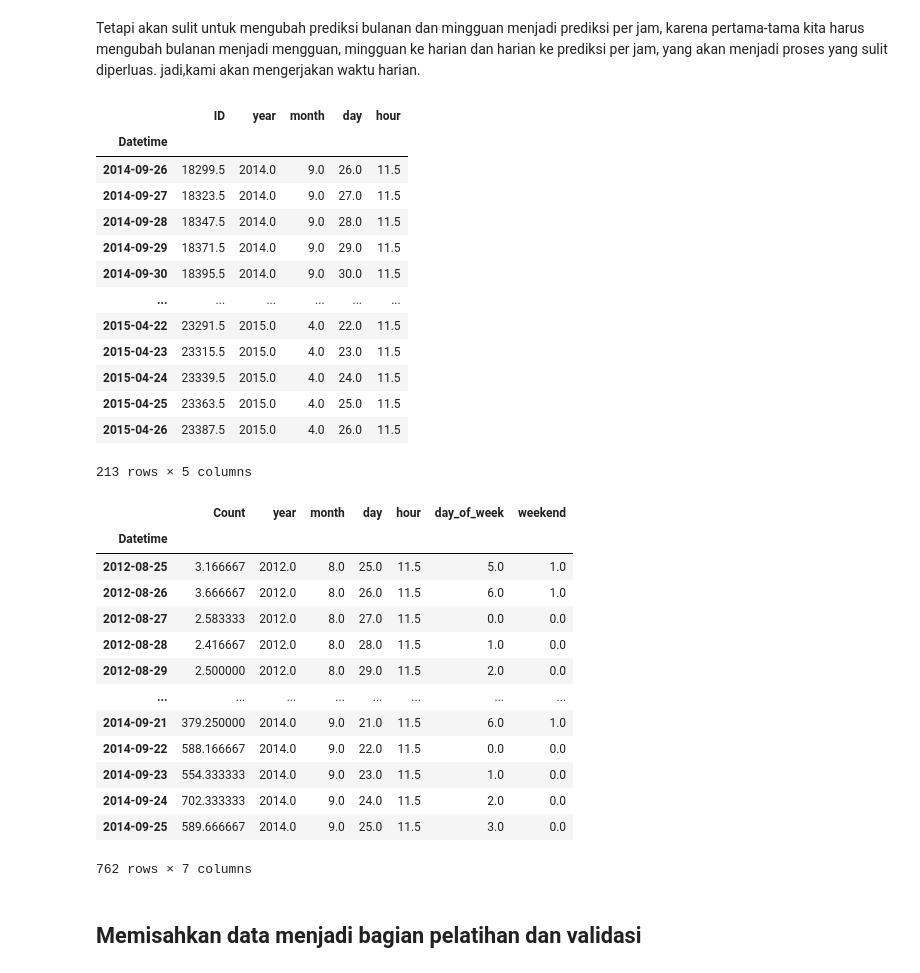
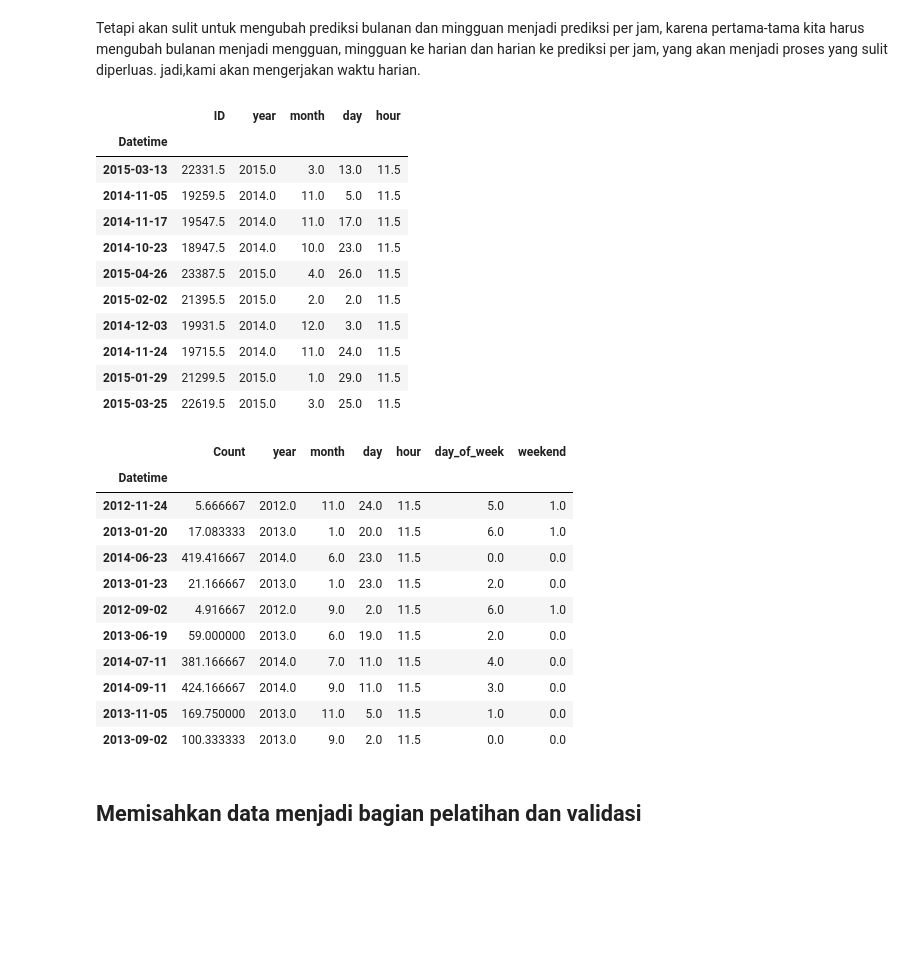
Before and after one commit to iwanlaudin0101/JetRails---Passenger-Prediction, a Jupyter notebook: JetRails-Prediction.ipynb, the cells around one changed output. Drawn from its saved outputs; the diff is of its cells as text; code cells hidden in the pictures; blank space fills up the shorter version.

```diff
--- a/JetRails-Prediction.ipynb
+++ b/JetRails-Prediction.ipynb
@@ -251,22 +249,20 @@ test.index = test.Timestamp
 # Converting to daily mean
 test = test.resample('D').mean()
 # %%
-test
+test.sample(10)
 # %% [output]
 |  | ID | year | month | day | hour |
 | Datetime |  |  |  |  |  |
-| 2014-09-26 | 18299.5 | 2014.0 | 9.0 | 26.0 | 11.5 |
-| 2014-09-27 | 18323.5 | 2014.0 | 9.0 | 27.0 | 11.5 |
-| 2014-09-28 | 18347.5 | 2014.0 | 9.0 | 28.0 | 11.5 |
-| 2014-09-29 | 18371.5 | 2014.0 | 9.0 | 29.0 | 11.5 |
-| 2014-09-30 | 18395.5 | 2014.0 | 9.0 | 30.0 | 11.5 |
-| ... | ... | ... | ... | ... | ... |
-| 2015-04-22 | 23291.5 | 2015.0 | 4.0 | 22.0 | 11.5 |
-| 2015-04-23 | 23315.5 | 2015.0 | 4.0 | 23.0 | 11.5 |
-| 2015-04-24 | 23339.5 | 2015.0 | 4.0 | 24.0 | 11.5 |
-| 2015-04-25 | 23363.5 | 2015.0 | 4.0 | 25.0 | 11.5 |
+| 2015-03-13 | 22331.5 | 2015.0 | 3.0 | 13.0 | 11.5 |
+| 2014-11-05 | 19259.5 | 2014.0 | 11.0 | 5.0 | 11.5 |
+| 2014-11-17 | 19547.5 | 2014.0 | 11.0 | 17.0 | 11.5 |
+| 2014-10-23 | 18947.5 | 2014.0 | 10.0 | 23.0 | 11.5 |
 | 2015-04-26 | 23387.5 | 2015.0 | 4.0 | 26.0 | 11.5 |
+| 2015-02-02 | 21395.5 | 2015.0 | 2.0 | 2.0 | 11.5 |
+| 2014-12-03 | 19931.5 | 2014.0 | 12.0 | 3.0 | 11.5 |
+| 2014-11-24 | 19715.5 | 2014.0 | 11.0 | 24.0 | 11.5 |
+| 2015-01-29 | 21299.5 | 2015.0 | 1.0 | 29.0 | 11.5 |
+| 2015-03-25 | 22619.5 | 2015.0 | 3.0 | 25.0 | 11.5 |
-213 rows × 5 columns
 # %%
 train.Timestamp = pd.to_datetime(train.Datetime, format='%d-%m-%Y %H:%M')
 train.index = train.Timestamp
@@ -274,22 +270,20 @@ train.index = train.Timestamp
 # Converting to daily mean
 train = train.resample('D').mean()
 # %%
-train
+train.sample(10)
 # %% [output]
 |  | Count | year | month | day | hour | day_of_week | weekend |
 | Datetime |  |  |  |  |  |  |  |
-| 2012-08-25 | 3.166667 | 2012.0 | 8.0 | 25.0 | 11.5 | 5.0 | 1.0 |
-| 2012-08-26 | 3.666667 | 2012.0 | 8.0 | 26.0 | 11.5 | 6.0 | 1.0 |
-| 2012-08-27 | 2.583333 | 2012.0 | 8.0 | 27.0 | 11.5 | 0.0 | 0.0 |
-| 2012-08-28 | 2.416667 | 2012.0 | 8.0 | 28.0 | 11.5 | 1.0 | 0.0 |
-| 2012-08-29 | 2.500000 | 2012.0 | 8.0 | 29.0 | 11.5 | 2.0 | 0.0 |
-| ... | ... | ... | ... | ... | ... | ... | ... |
-| 2014-09-21 | 379.250000 | 2014.0 | 9.0 | 21.0 | 11.5 | 6.0 | 1.0 |
-| 2014-09-22 | 588.166667 | 2014.0 | 9.0 | 22.0 | 11.5 | 0.0 | 0.0 |
-| 2014-09-23 | 554.333333 | 2014.0 | 9.0 | 23.0 | 11.5 | 1.0 | 0.0 |
-| 2014-09-24 | 702.333333 | 2014.0 | 9.0 | 24.0 | 11.5 | 2.0 | 0.0 |
-| 2014-09-25 | 589.666667 | 2014.0 | 9.0 | 25.0 | 11.5 | 3.0 | 0.0 |
+| 2012-11-24 | 5.666667 | 2012.0 | 11.0 | 24.0 | 11.5 | 5.0 | 1.0 |
+| 2013-01-20 | 17.083333 | 2013.0 | 1.0 | 20.0 | 11.5 | 6.0 | 1.0 |
+| 2014-06-23 | 419.416667 | 2014.0 | 6.0 | 23.0 | 11.5 | 0.0 | 0.0 |
+| 2013-01-23 | 21.166667 | 2013.0 | 1.0 | 23.0 | 11.5 | 2.0 | 0.0 |
+| 2012-09-02 | 4.916667 | 2012.0 | 9.0 | 2.0 | 11.5 | 6.0 | 1.0 |
+| 2013-06-19 | 59.000000 | 2013.0 | 6.0 | 19.0 | 11.5 | 2.0 | 0.0 |
+| 2014-07-11 | 381.166667 | 2014.0 | 7.0 | 11.0 | 11.5 | 4.0 | 0.0 |
+| 2014-09-11 | 424.166667 | 2014.0 | 9.0 | 11.0 | 11.5 | 3.0 | 0.0 |
+| 2013-11-05 | 169.750000 | 2013.0 | 11.0 | 5.0 | 11.5 | 1.0 | 0.0 |
+| 2013-09-02 | 100.333333 | 2013.0 | 9.0 | 2.0 | 11.5 | 0.0 | 0.0 |
-762 rows × 7 columns
 # %% [markdown]
 ## Memisahkan data menjadi bagian pelatihan dan validasi
 # %% [markdown]
```
Also changed, not shown: parts of 15 cells of this notebook, 1 other file.
